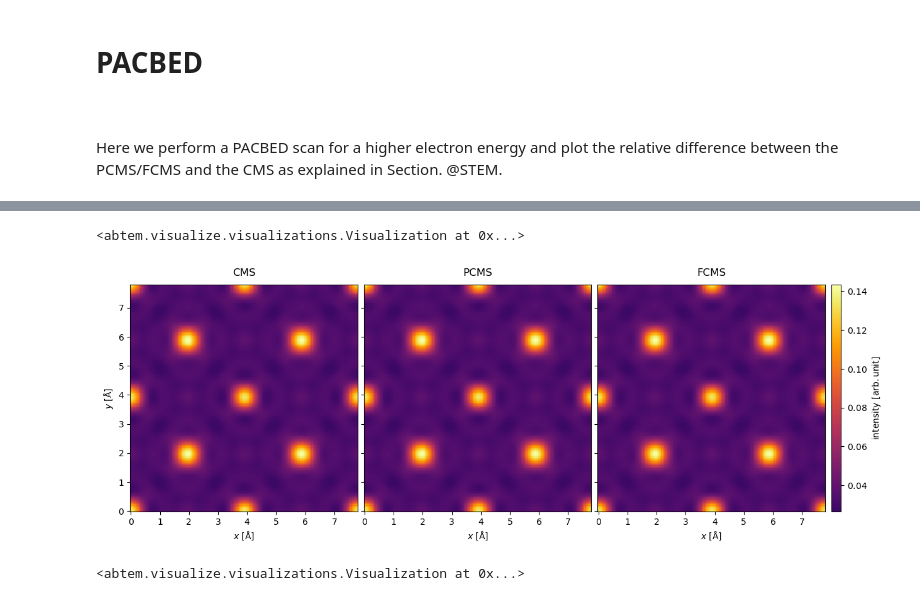
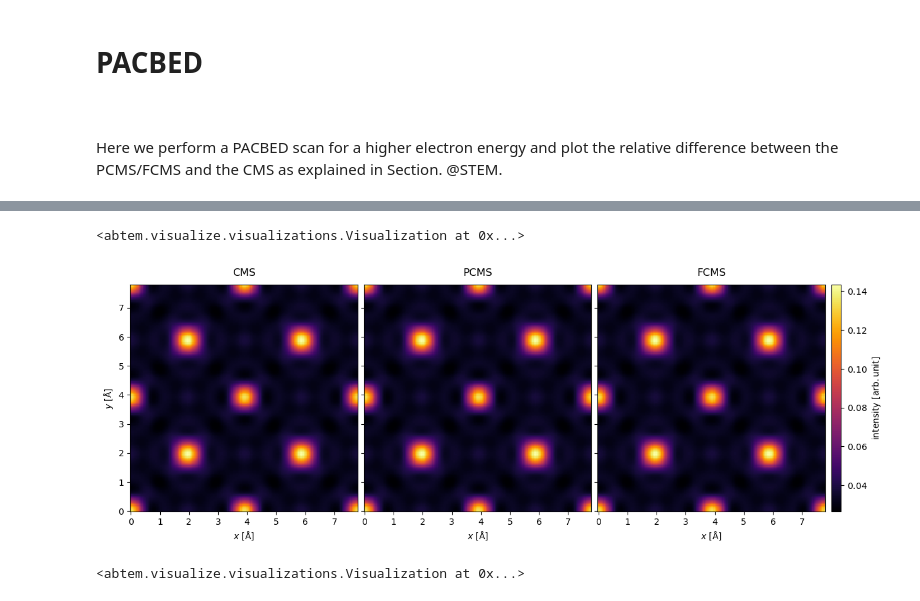
Before and after one commit to curiousbeams/bep-thesis-mathijs-ms-algos, a Jupyter notebook: content/notebooks/CBED_multislice.ipynb, the cells around one changed output, grey strips where cells are left out. Drawn from its saved outputs; the diff is of its cells as text; code cells hidden in the pictures.

```diff
--- a/content/notebooks/CBED_multislice.ipynb
+++ b/content/notebooks/CBED_multislice.ipynb
@@ -161,30 +160,29 @@ measurements_fcms = probe.scan(potential, scan=grid_scan, detectors=haadf, lazy=
 # %%
 interpolation_value = 0.05
 
 all_exitwaves = abtem.stack(
     (
         measurements_cms.tile((2,2)).interpolate(sampling=interpolation_value),
         measurements_pcms.tile((2,2)).interpolate(sampling=interpolation_value),
         measurements_fcms.tile((2,2)).interpolate(sampling=interpolation_value)
     ),
     (
         'CMS',
         'PCMS',
         'FCMS'
     )
 )
 
 all_exitwaves.show(
     explode = True,
     cbar=True,
     cmap='inferno',
     figsize=(14, 8),
-    vmin=0,
     common_color_scale=True,
 )
 # %% [output]
 <abtem.visualize.visualizations.Visualization at 0x...>
-[figure, old version]
+[figure, new version]
 # %%
 from abtem.measurements import Images
 
```
Also changed, not shown: parts of 2 cells of this notebook, 4 other files.
